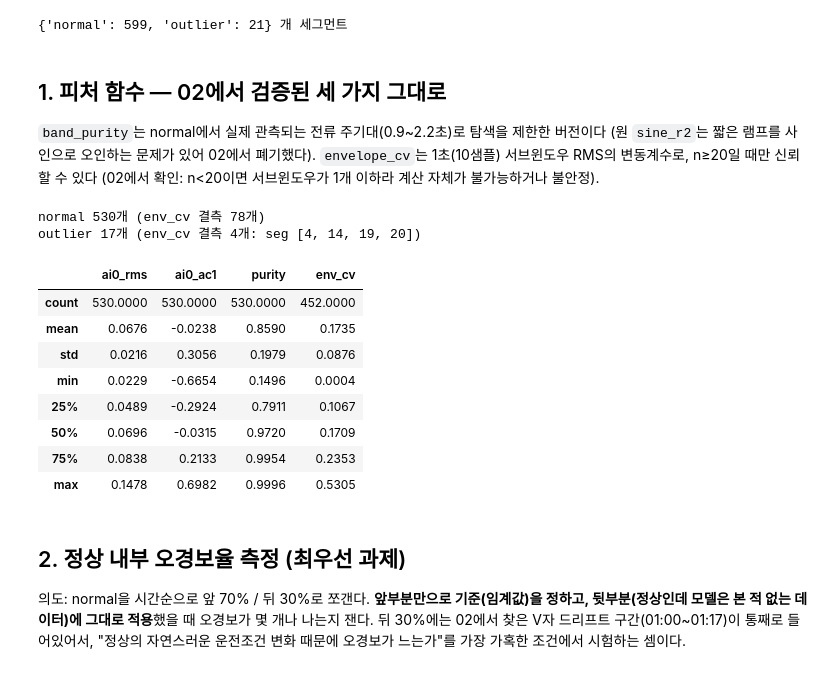
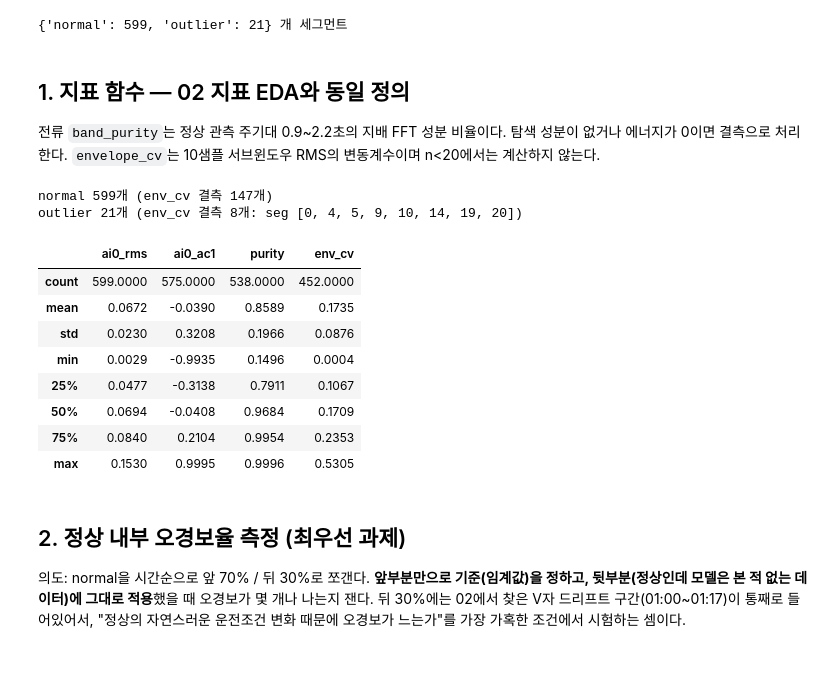
Before and after one commit to kimjaehyeonC/Kamp_AI, a Jupyter notebook: notebooks/03_feature.ipynb, the cells around one changed output. Saved outputs shown, nothing was run; the diff lists cells and outputs as text; code cells hidden in the pictures.

```diff
--- a/notebooks/03_feature.ipynb
+++ b/notebooks/03_feature.ipynb
@@ -55,7 +53,7 @@ mpl.rcParams.update({"figure.dpi": 110, "axes.grid": True, "grid.alpha": .3,
 
 DATA_DIR = Path(os.environ.get("KAMP_DATA_DIR", "/mnt/d/data/kamp_ai/press_anomaly_dataset"))
 FS, GAP_THR = 10.0, 0.15
-MIN_N    = 10          # 01·02와 동일: 1초 미만 세그먼트는 제외
+MIN_N    = 1           # 짧은 세그먼트도 전부 포함해 길이별 오류율 평가
 COLOR    = {"normal": "#1f77b4", "outlier": "#d62728"}
 
 normal  = pd.read_csv(DATA_DIR / "press_data_normal.csv", index_col=0, parse_dates=["TimeStamp"])
@@ -72,12 +70,11 @@ print({k: len(v.seg_id.unique()) for k, v in SEG.items()}, "개 세그먼트")
 # %% [output]
 {'normal': 599, 'outlier': 21} 개 세그먼트
 # %% [markdown]
-## 1. 피처 함수 — 02에서 검증된 세 가지 그대로
+## 1. 지표 함수 — 02 지표 EDA와 동일 정의
 
-`band_purity`는 normal에서 실제 관측되는 전류 주기대(0.9~2.2초)로 탐색을 제한한 버전이다
-(원 `sine_r2`는 짧은 램프를 사인으로 오인하는 문제가 있어 02에서 폐기했다).
-`envelope_cv`는 1초(10샘플) 서브윈도우 RMS의 변동계수로, n≥20일 때만 신뢰할 수 있다
-(02에서 확인: n<20이면 서브윈도우가 1개 이하라 계산 자체가 불가능하거나 불안정).
+전류 `band_purity`는 정상 관측 주기대 0.9~2.2초의 지배 FFT 성분 비율이다.
+탐색 성분이 없거나 에너지가 0이면 결측으로 처리한다.
+`envelope_cv`는 10샘플 서브윈도우 RMS의 변동계수이며 n<20에서는 계산하지 않는다.
 # %%
 def band_purity(x, fs=FS, fmin=1/2.2, fmax=1/0.9):
     n = len(x); x = np.asarray(x, float) - np.mean(x)
@@ -85,7 +82,7 @@ def band_purity(x, fs=FS, fmin=1/2.2, fmax=1/0.9):
     P = np.abs(F) ** 2
     band = (freqs >= fmin) & (freqs <= fmax)
     tot = P[1:].sum()
-    return P[band].max() / tot if tot > 0 and band.any() else 0.0
+    return P[band].max() / tot if tot > 0 and band.any() else np.nan
 
 def envelope_cv(x, win=10):
     # 1초(10샘플) 서브윈도우별 RMS의 변동계수. 서브윈도우가 2개 미만(n<20)이면 NaN
@@ -94,43 +91,43 @@ def envelope_cv(x, win=10):
     if n < 2: return np.nan
     chunks = x[:n*win].reshape(n, win)
     sub_rms = np.sqrt((chunks ** 2).mean(axis=1))
     m = sub_rms.mean()
     return sub_rms.std() / m if m > 0 else np.nan
 
 def build_features(sdf, label):
     rows = []
     for sid, g in sdf.groupby("seg_id"):
         if len(g) < MIN_N: continue
         x0, x2 = g["AI0_Vibration"].values, g["AI2_Current"].values
         rows.append({
             "label": label, "seg_id": sid, "n": len(g), "t_start": g.TimeStamp.iloc[0],
             "ai0_rms": float(np.sqrt((x0 ** 2).mean())),
             "ai0_ac1": float(pd.Series(x0).autocorr(1)) if len(g) > 3 else np.nan,
             "purity":  band_purity(x2),
             "env_cv":  envelope_cv(x0),
         })
     return pd.DataFrame(rows)
 
 F  = pd.concat([build_features(SEG[k], k) for k in DFS], ignore_index=True)
 Fn = F[F.label == "normal"].sort_values("t_start").reset_index(drop=True)
 Fo = F[F.label == "outlier"].sort_values("t_start").reset_index(drop=True)
 
 print(f"normal {len(Fn)}개 (env_cv 결측 {Fn.env_cv.isna().sum()}개)")
 print(f"outlier {len(Fo)}개 (env_cv 결측 {Fo.env_cv.isna().sum()}개: "
       f"seg {Fo.loc[Fo.env_cv.isna(),'seg_id'].tolist()})")
 display(Fn[["ai0_rms","ai0_ac1","purity","env_cv"]].describe().round(4))
 # %% [output]
-normal 530개 (env_cv 결측 78개)
-outlier 17개 (env_cv 결측 4개: seg [4, 14, 19, 20])
+normal 599개 (env_cv 결측 147개)
+outlier 21개 (env_cv 결측 8개: seg [0, 4, 5, 9, 10, 14, 19, 20])
 |  | ai0_rms | ai0_ac1 | purity | env_cv |
-| count | 530.0000 | 530.0000 | 530.0000 | 452.0000 |
-| mean | 0.0676 | -0.0238 | 0.8590 | 0.1735 |
-| std | 0.0216 | 0.3056 | 0.1979 | 0.0876 |
-| min | 0.0229 | -0.6654 | 0.1496 | 0.0004 |
-| 25% | 0.0489 | -0.2924 | 0.7911 | 0.1067 |
-| 50% | 0.0696 | -0.0315 | 0.9720 | 0.1709 |
-| 75% | 0.0838 | 0.2133 | 0.9954 | 0.2353 |
-| max | 0.1478 | 0.6982 | 0.9996 | 0.5305 |
+| count | 599.0000 | 575.0000 | 538.0000 | 452.0000 |
+| mean | 0.0672 | -0.0390 | 0.8589 | 0.1735 |
+| std | 0.0230 | 0.3208 | 0.1966 | 0.0876 |
+| min | 0.0029 | -0.9935 | 0.1496 | 0.0004 |
+| 25% | 0.0477 | -0.3138 | 0.7911 | 0.1067 |
+| 50% | 0.0694 | -0.0408 | 0.9684 | 0.1709 |
+| 75% | 0.0840 | 0.2104 | 0.9954 | 0.2353 |
+| max | 0.1530 | 0.9995 | 0.9996 | 0.5305 |
 # %% [markdown]
 ## 2. 정상 내부 오경보율 측정 (최우선 과제)
 
```
Also changed, not shown: parts of 17 cells of this notebook, 4 other files.
